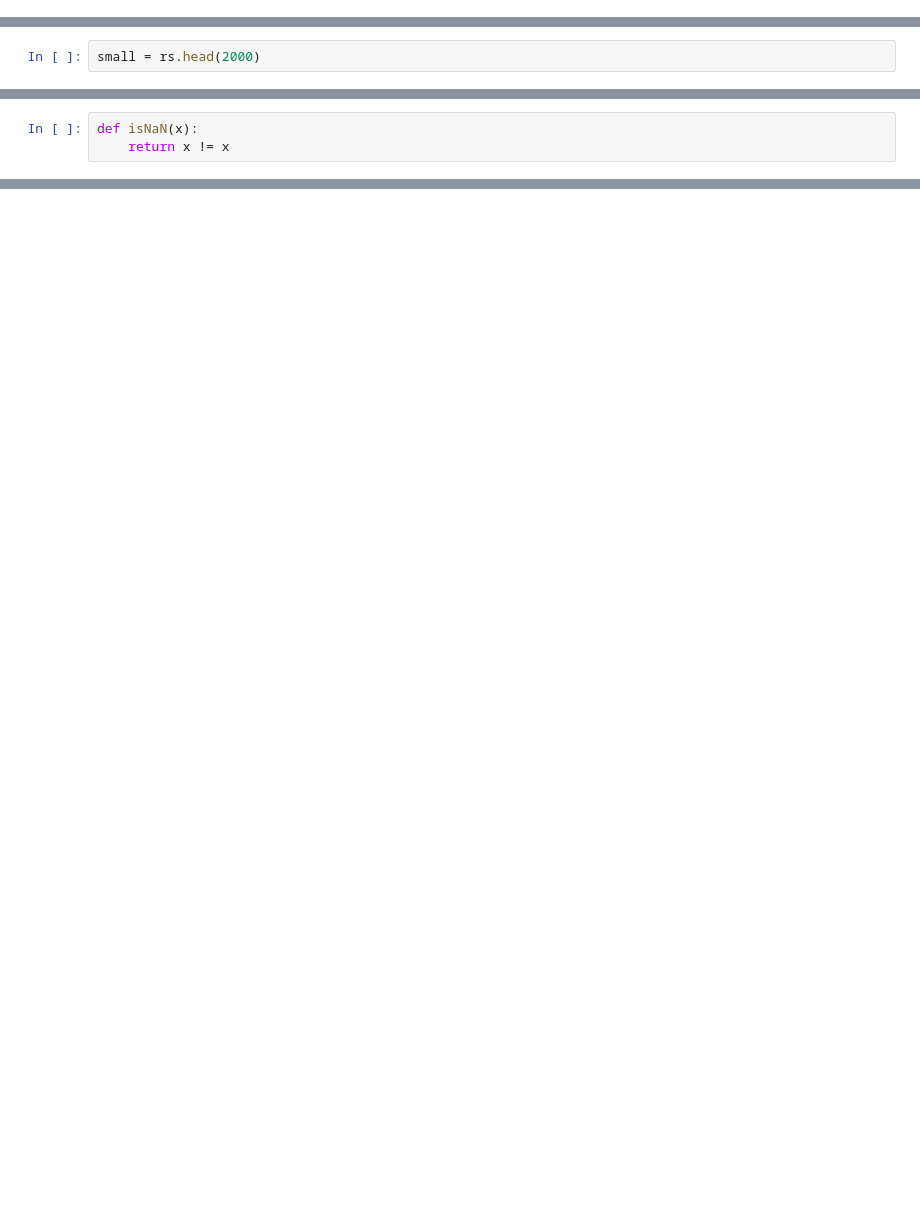
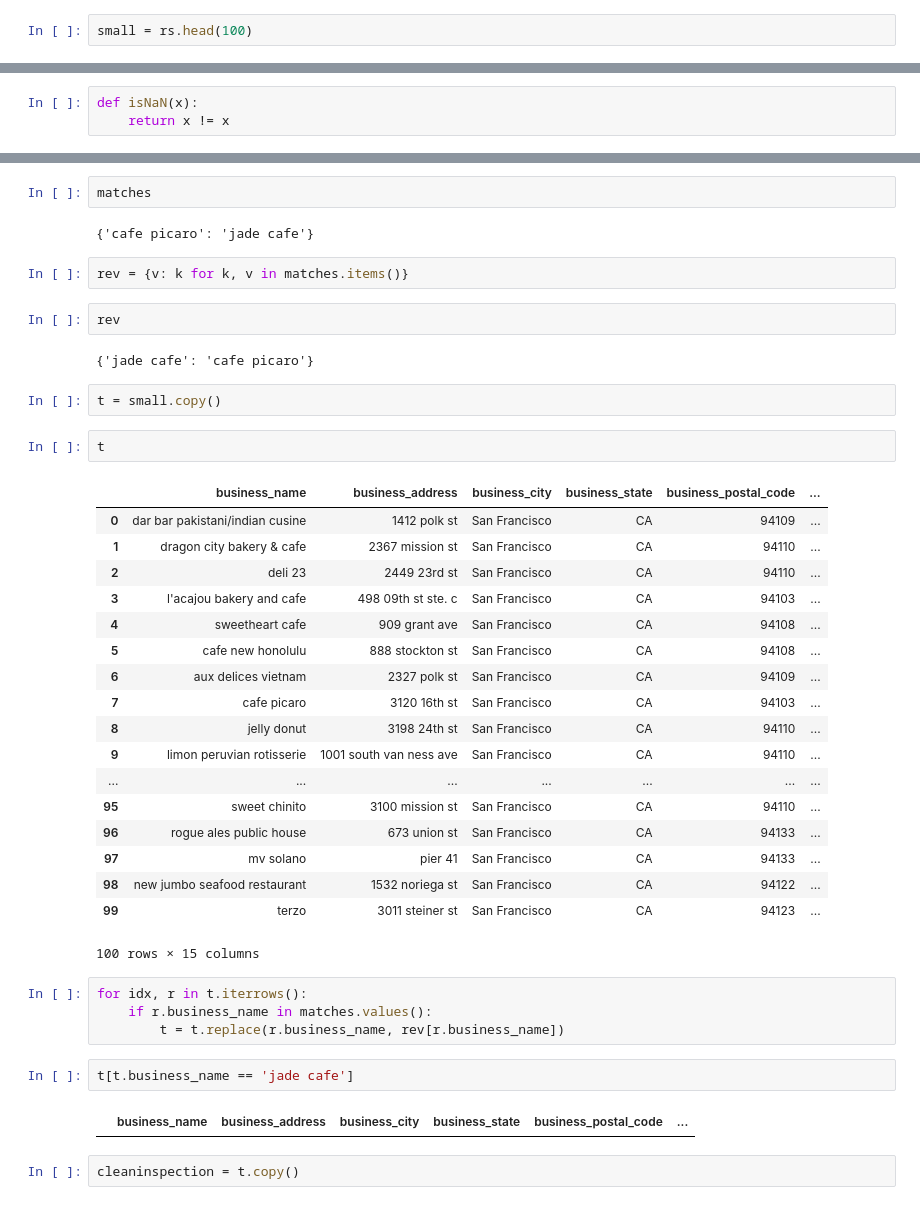
Before and after one commit to natashamathur/jungle_gym, a Jupyter notebook: trolled/0527.ipynb, the cells around one changed output, grey strips where cells are left out. Cells and saved outputs as stored; diff of their text form; blank space fills up the shorter version.

```diff
--- a/trolled/0527.ipynb
+++ b/trolled/0527.ipynb
@@ -17,3 +13,5 @@ len(rs.business_address.unique())
+# %%
+small = rs.head(100)
 # %%
 rs.style
 rs.head(50)
@@ -35,5 +33,3 @@ rs.head(50)
 | 47 | 100% dessert cafe | 2512 clement st | San Francisco | CA | 94121 | ... |
 | 48 | peet's coffee & tea | 595 market st suite #143 | San Francisco | CA | 94105 | ... |
 | 49 | the melt | 1 embarcadero center | San Francisco | CA | 94111 | ... |
-# %%
-small = rs.head(2000)
@@ -161,0 +94,43 @@ nan
+# %%
+matches
+# %% [output]
+{'cafe picaro': 'jade cafe'}
+# %%
+rev = {v: k for k, v in matches.items()}
+# %%
+rev
+# %% [output]
+{'jade cafe': 'cafe picaro'}
+# %%
+t = small.copy()
+# %%
+t
+# %% [output]
+|  | business_name | business_address | business_city | business_state | business_postal_code | ... |
+| 0 | dar bar pakistani/indian cusine | 1412 polk st | San Francisco | CA | 94109 | ... |
+| 1 | dragon city bakery & cafe | 2367 mission st | San Francisco | CA | 94110 | ... |
+| 2 | deli 23 | 2449 23rd st | San Francisco | CA | 94110 | ... |
+| 3 | l'acajou bakery and cafe | 498 09th st ste. c | San Francisco | CA | 94103 | ... |
+| 4 | sweetheart cafe | 909 grant ave | San Francisco | CA | 94108 | ... |
+| 5 | cafe new honolulu | 888 stockton st | San Francisco | CA | 94108 | ... |
+| 6 | aux delices vietnam | 2327 polk st | San Francisco | CA | 94109 | ... |
+| 7 | cafe picaro | 3120 16th st | San Francisco | CA | 94103 | ... |
+| 8 | jelly donut | 3198 24th st | San Francisco | CA | 94110 | ... |
+| 9 | limon peruvian rotisserie | 1001 south van ness ave | San Francisco | CA | 94110 | ... |
+| ... | ... | ... | ... | ... | ... | ... |
+| 95 | sweet chinito | 3100 mission st | San Francisco | CA | 94110 | ... |
+| 96 | rogue ales public house | 673 union st | San Francisco | CA | 94133 | ... |
+| 97 | mv solano | pier 41 | San Francisco | CA | 94133 | ... |
+| 98 | new jumbo seafood restaurant | 1532 noriega st | San Francisco | CA | 94122 | ... |
+| 99 | terzo | 3011 steiner st | San Francisco | CA | 94123 | ... |
+100 rows × 15 columns
+# %%
+for idx, r in t.iterrows():
+    if r.business_name in matches.values():
+        t = t.replace(r.business_name, rev[r.business_name])
+# %%
+t[t.business_name == 'jade cafe']
+# %% [output]
+|  | business_name | business_address | business_city | business_state | business_postal_code | ... |
+# %%
+cleaninspection = t.copy()
```
Also changed, not shown: parts of 13 cells of this notebook.
